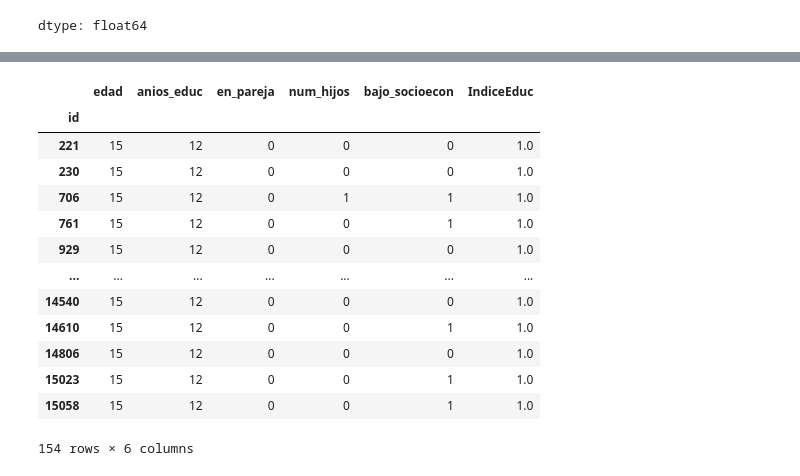
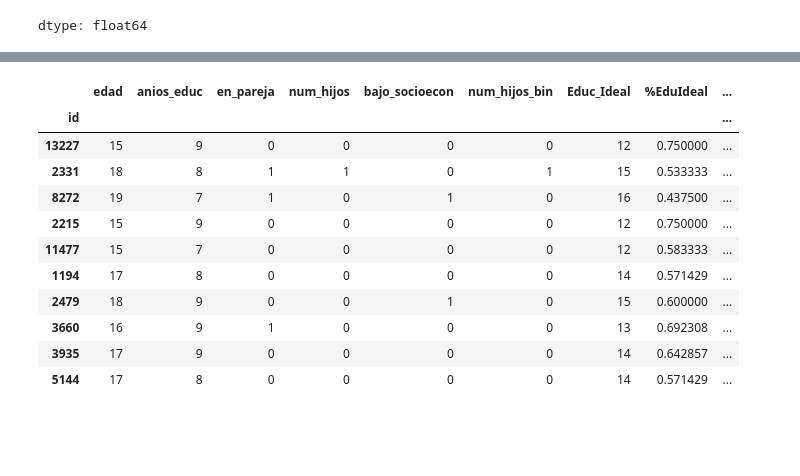
Before and after one commit to gabipalacios/Python, a Jupyter notebook: TFPython2025.ipynb, the cells around one changed output, grey strips where cells are left out. Cells and saved outputs as stored; diff of their text form; code cells hidden in the pictures; blank space fills up the shorter version.

```diff
--- a/TFPython2025.ipynb
+++ b/TFPython2025.ipynb
@@ -275,0 +374,6 @@ df['IndiceEduc'] = df['anios_educ']/(df['edad']-3)
+# %%
+df['anios_educ_cat'] = df['anios_educ'].apply(lambda x: 1 if x >= 0 and x <= 8
+                                              else (2 if x == 9
+                                                    else (3 if x >= 10 and x <= 12
+                                                          else '')))
+df['anios_educ_cat'].value_counts()
@@ -276 +387,16 @@ df['IndiceEduc'] = df['anios_educ']/(df['edad']-3)
+# %%
+df.sample(10)
+# %% [output]
+|  | edad | anios_educ | en_pareja | num_hijos | bajo_socioecon | num_hijos_bin | Educ_Ideal | %EduIdeal | ... |
+| id |  |  |  |  |  |  |  |  | ... |
+| 13227 | 15 | 9 | 0 | 0 | 0 | 0 | 12 | 0.750000 | ... |
+| 2331 | 18 | 8 | 1 | 1 | 0 | 1 | 15 | 0.533333 | ... |
+| 8272 | 19 | 7 | 1 | 0 | 1 | 0 | 16 | 0.437500 | ... |
+| 2215 | 15 | 9 | 0 | 0 | 0 | 0 | 12 | 0.750000 | ... |
+| 11477 | 15 | 7 | 0 | 0 | 0 | 0 | 12 | 0.583333 | ... |
+| 1194 | 17 | 8 | 0 | 0 | 0 | 0 | 14 | 0.571429 | ... |
+| 2479 | 18 | 9 | 0 | 0 | 1 | 0 | 15 | 0.600000 | ... |
+| 3660 | 16 | 9 | 1 | 0 | 0 | 0 | 13 | 0.692308 | ... |
+| 3935 | 17 | 9 | 0 | 0 | 0 | 0 | 14 | 0.642857 | ... |
+| 5144 | 17 | 8 | 0 | 0 | 0 | 0 | 14 | 0.571429 | ... |
 # %%
@@ -279,19 +404 @@ df['IndiceEduc'] = df['anios_educ']/(df['edad']-3)
 df = df.drop(['anios_educ', 'num_hijos'], axis=1)
-# %%
-registros_con_valor= df[df['IndiceEduc'] == 1]
-registros_con_valor
-# %% [output]
-|  | edad | anios_educ | en_pareja | num_hijos | bajo_socioecon | IndiceEduc |
-| id |  |  |  |  |  |  |
-| 221 | 15 | 12 | 0 | 0 | 0 | 1.0 |
-| 230 | 15 | 12 | 0 | 0 | 0 | 1.0 |
-| 706 | 15 | 12 | 0 | 1 | 1 | 1.0 |
-| 761 | 15 | 12 | 0 | 0 | 1 | 1.0 |
-| 929 | 15 | 12 | 0 | 0 | 0 | 1.0 |
-| ... | ... | ... | ... | ... | ... | ... |
-| 14540 | 15 | 12 | 0 | 0 | 0 | 1.0 |
-| 14610 | 15 | 12 | 0 | 0 | 1 | 1.0 |
-| 14806 | 15 | 12 | 0 | 0 | 0 | 1.0 |
-| 15023 | 15 | 12 | 0 | 0 | 1 | 1.0 |
-| 15058 | 15 | 12 | 0 | 0 | 1 | 1.0 |
-154 rows × 6 columns
```
Also changed, not shown: parts of 21 cells of this notebook.
